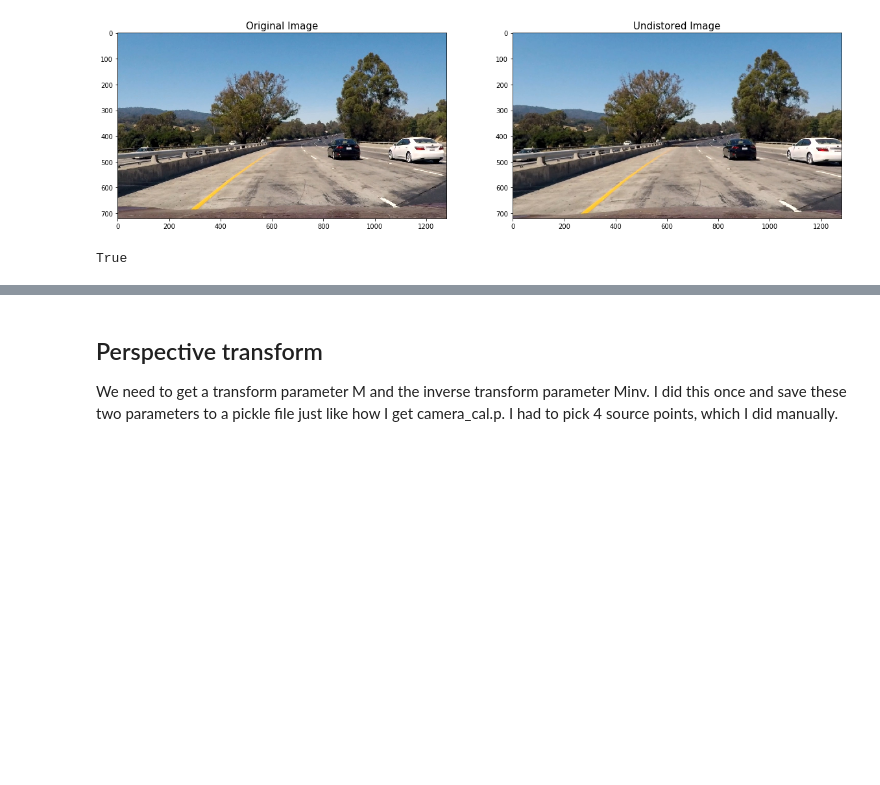
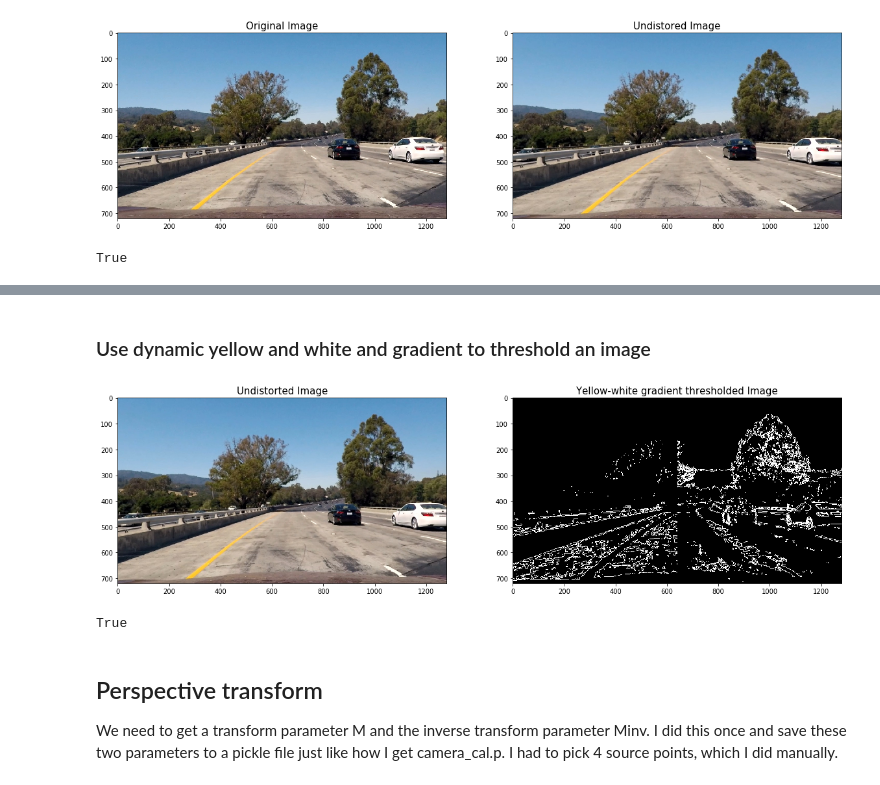
Before and after one commit to glc12125/CarND-Advanced-Lane-Lines, a Jupyter notebook: AdvancedLaneFinding.ipynb, the cells around one changed output, grey strips where cells are left out. Cells and saved outputs as stored; diff of their text form; code cells hidden in the pictures; blank space fills up the shorter version.

```diff
--- a/AdvancedLaneFinding.ipynb
+++ b/AdvancedLaneFinding.ipynb
@@ -496,3 +736,24 @@ True
+# %% [markdown]
+### Use dynamic yellow and white and gradient to threshold an image
+# %%
+y_low=(15,65,0)
+y_high=(30,45,255)
+w_low=(200,200,200)
+w_high=(255,255,255)
+
+yellow_white_gradient_thresholded = yellow_white_auto_gradient_thresh(undistorted, y_low, y_high, w_low, w_high)
+yellow_white_gradient_thresholded_visual = cv2.cvtColor(yellow_white_gradient_thresholded*255, cv2.COLOR_GRAY2RGB)
+
+f, (ax1,ax2) = plt.subplots(1,2, figsize=(20,10))
+ax1.imshow(undistorted), ax1.set_title('Undistorted Image', fontsize=15)
+ax2.imshow(yellow_white_gradient_thresholded_visual), ax2.set_title('Yellow-white gradient thresholded Image', fontsize=15)
+plt.show()
+
+# save to output_images
+cv2.imwrite("./output_images/test1_yellow_white_gradient_thresholded.jpg", yellow_white_gradient_thresholded_visual)
+# %% [output]
+[figure, added]
+True
 # %% [markdown]
 ## Perspective transform
 We need to get a transform parameter M and the inverse transform parameter Minv. I did this once and save these two parameters to a pickle file just like how I get camera_cal.p. I had to pick 4 source points, which I did manually.
```
Also changed, not shown: parts of 21 cells of this notebook, 23 other files.
